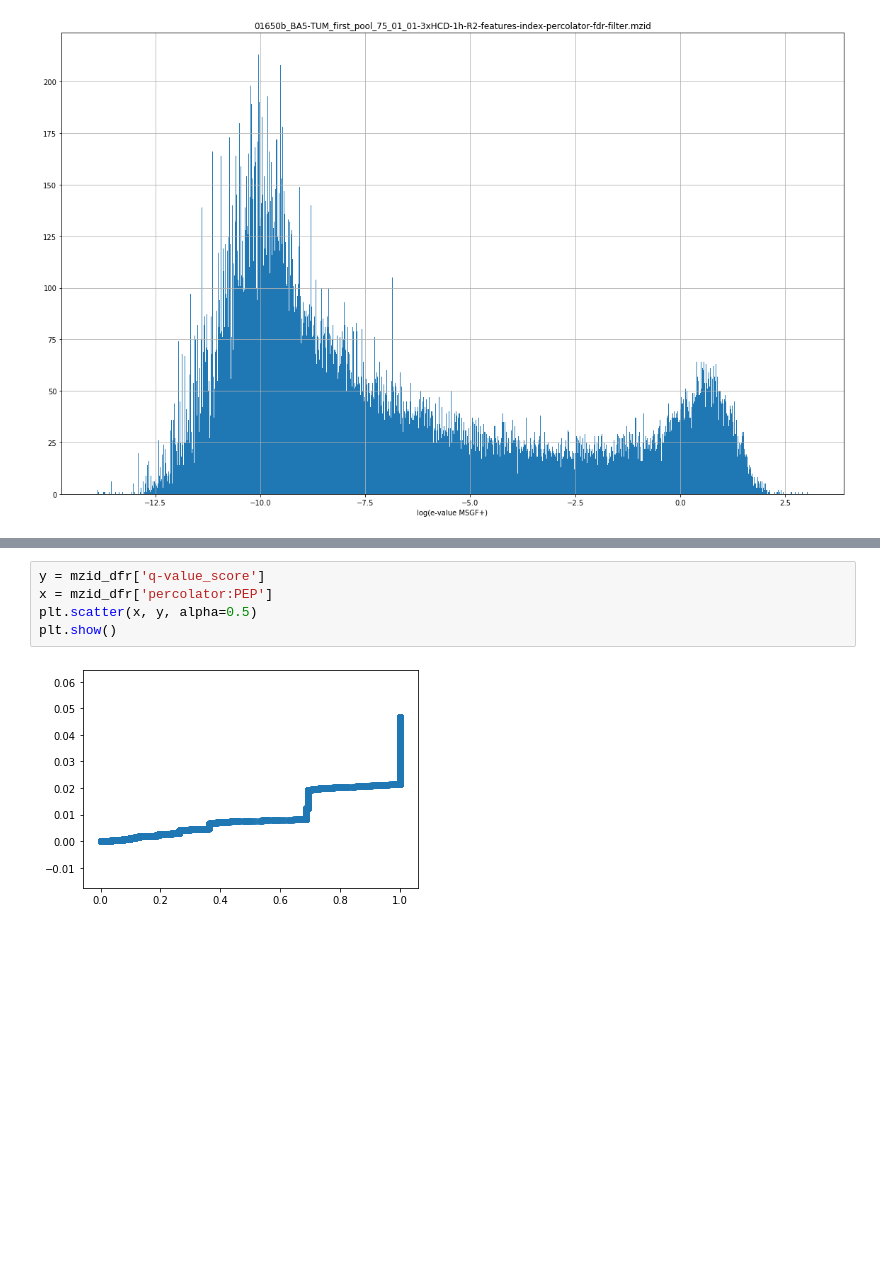
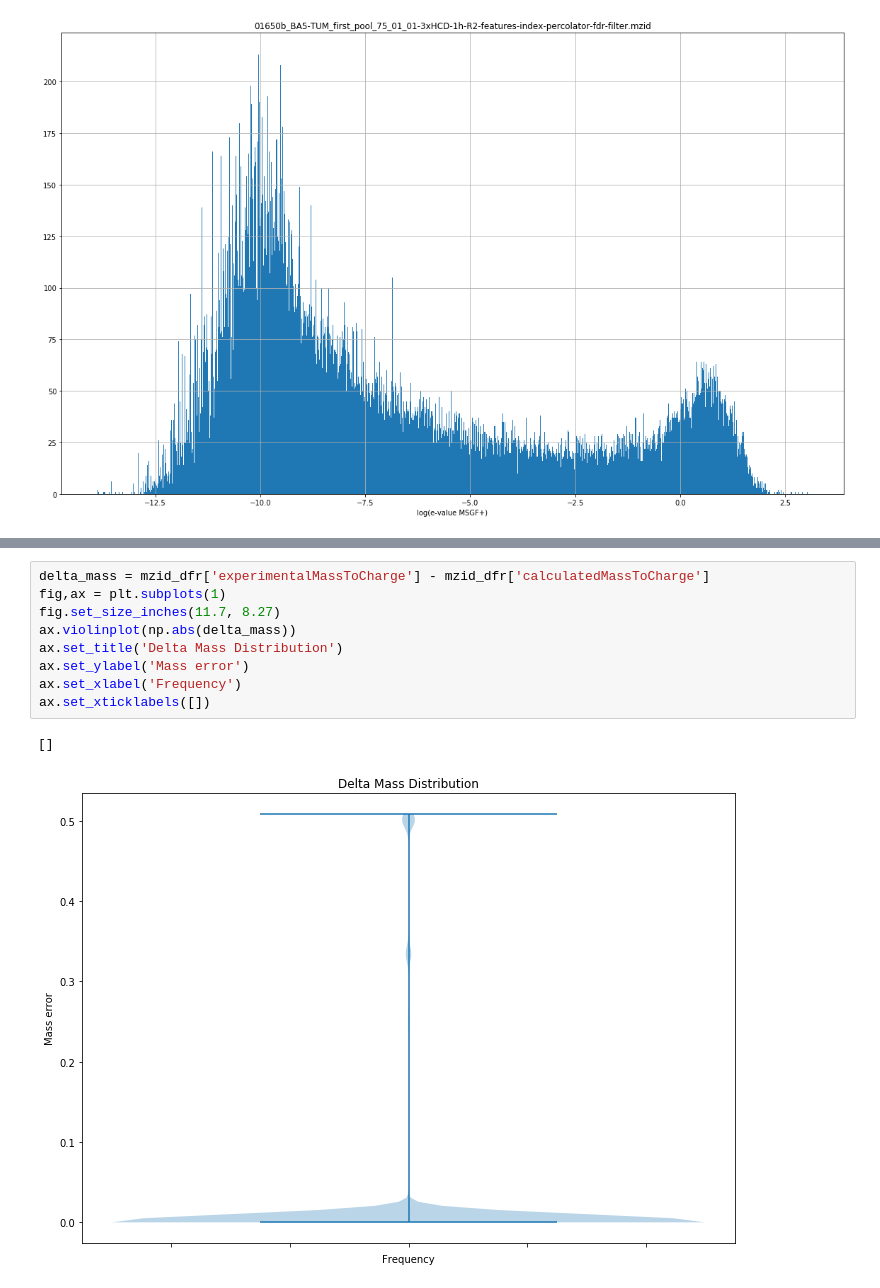
Before and after one commit to statisticalbiotechnology/representative-spectra-benchmark, a Jupyter notebook: notebooks/analyze_mzidentml.ipynb, the cells around one changed output, grey strips where cells are left out. Cells and saved outputs as stored; diff of their text form; blank space fills up the shorter version.

```diff
--- a/notebooks/analyze_mzidentml.ipynb
+++ b/notebooks/analyze_mzidentml.ipynb
@@ -41,7 +52,12 @@ plt.tight_layout()
-# %%
-y = mzid_dfr['q-value_score']
-x = mzid_dfr['percolator:PEP']
-plt.scatter(x, y, alpha=0.5)
-plt.show()
-# %% [output]
-[figure, removed]
+# %%
+delta_mass = mzid_dfr['experimentalMassToCharge'] - mzid_dfr['calculatedMassToCharge']
+fig,ax = plt.subplots(1)
+fig.set_size_inches(11.7, 8.27)
+ax.violinplot(np.abs(delta_mass))
+ax.set_title('Delta Mass Distribution')
+ax.set_ylabel('Mass error')
+ax.set_xlabel('Frequency')
+ax.set_xticklabels([])
+# %% [output]
+[]
+[figure, added]
```
Also changed, not shown: parts of 5 cells of this notebook.
